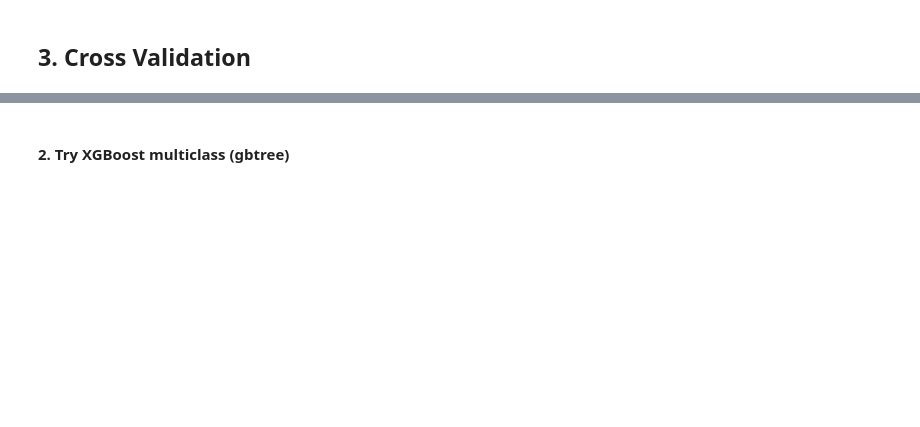
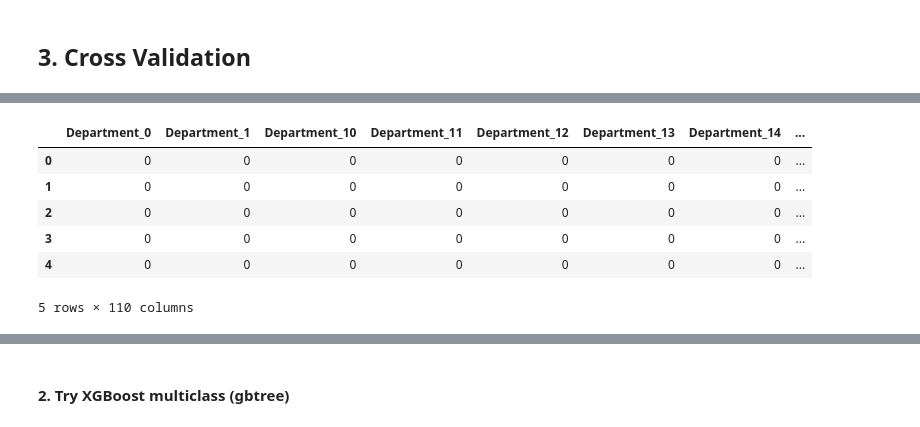
Before and after one commit to sergeyshilin/kaggle, a Jupyter notebook: walmart/Walmart.ipynb, the cells around one changed output, grey strips where cells are left out. Drawn from its saved outputs; the diff is of its cells as text; code cells hidden in the pictures; blank space fills up the shorter version.

```diff
--- a/walmart/Walmart.ipynb
+++ b/walmart/Walmart.ipynb
@@ -265,0 +414,10 @@ predictionLR = lr.predict_proba(xcv)
+# %%
+for i in range(len(train.TripType.unique())):
+    test_stacked_columns.append('Prediction_' + str(i))
+
+for column in test_stacked_columns[-38:]:
+    test_stacked_grouped[column] = 0
+# %%
+test_stacked_grouped[test_stacked_columns[-38:]] = predictionLR_test
+# %%
+test_stacked_grouped['Department_27'] = 0
@@ -265,0 +435,13 @@ predictionLR = lr.predict_proba(xcv)
+# %%
+train_stacked_grouped = train_stacked_grouped.reindex_axis(sorted(train_stacked_grouped.columns), axis=1)
+test_stacked_grouped = test_stacked_grouped.reindex_axis(sorted(test_stacked_grouped.columns), axis=1)
+# %%
+test_stacked_grouped[:5]
+# %% [output]
+|  | Department_0 | Department_1 | Department_10 | Department_11 | Department_12 | Department_13 | Department_14 | ... |
+| 0 | 0 | 0 | 0 | 0 | 0 | 0 | 0 | ... |
+| 1 | 0 | 0 | 0 | 0 | 0 | 0 | 0 | ... |
+| 2 | 0 | 0 | 0 | 0 | 0 | 0 | 0 | ... |
+| 3 | 0 | 0 | 0 | 0 | 0 | 0 | 0 | ... |
+| 4 | 0 | 0 | 0 | 0 | 0 | 0 | 0 | ... |
+5 rows × 110 columns
```
Also changed, not shown: parts of 105 cells of this notebook, 4 other files.
